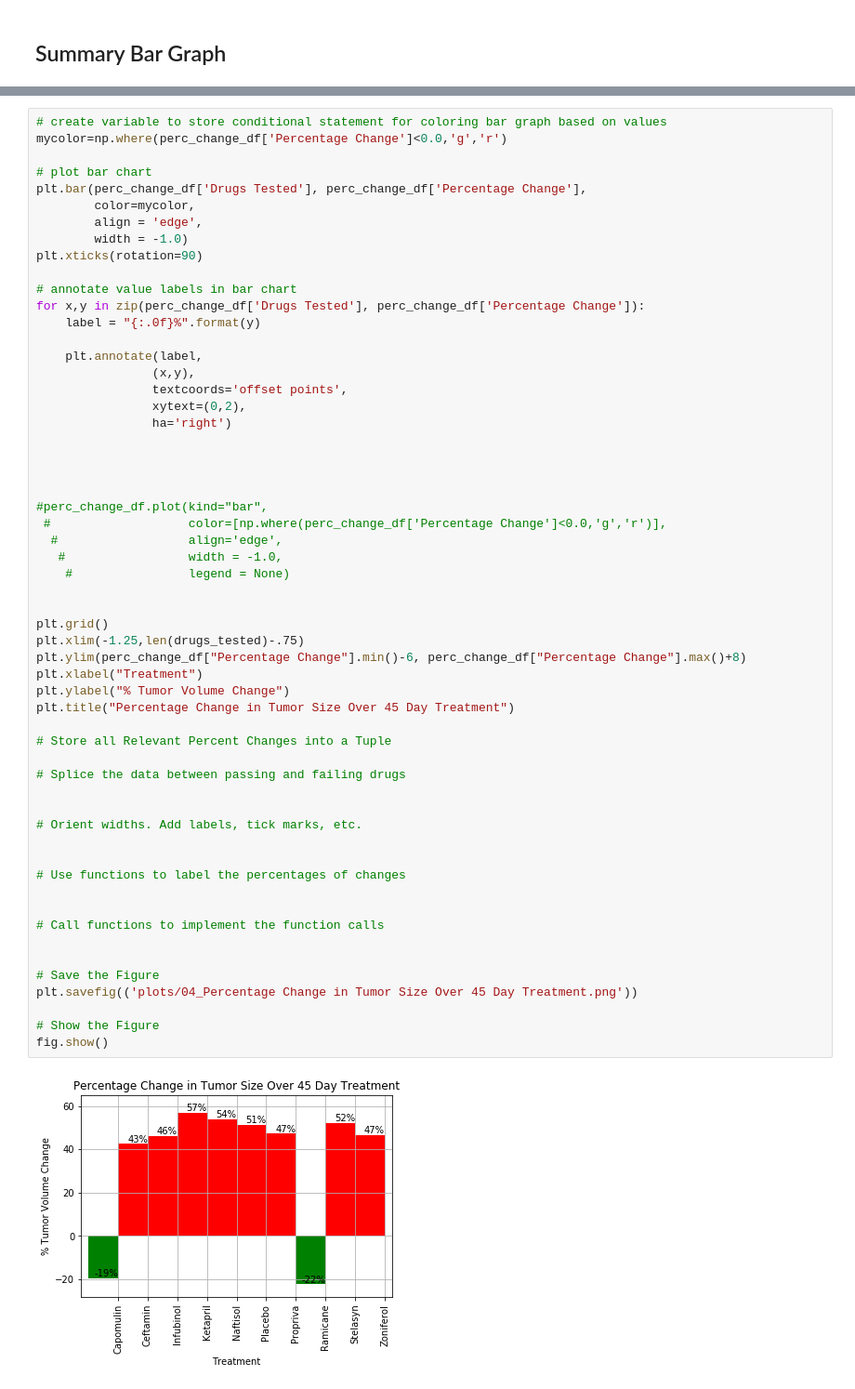
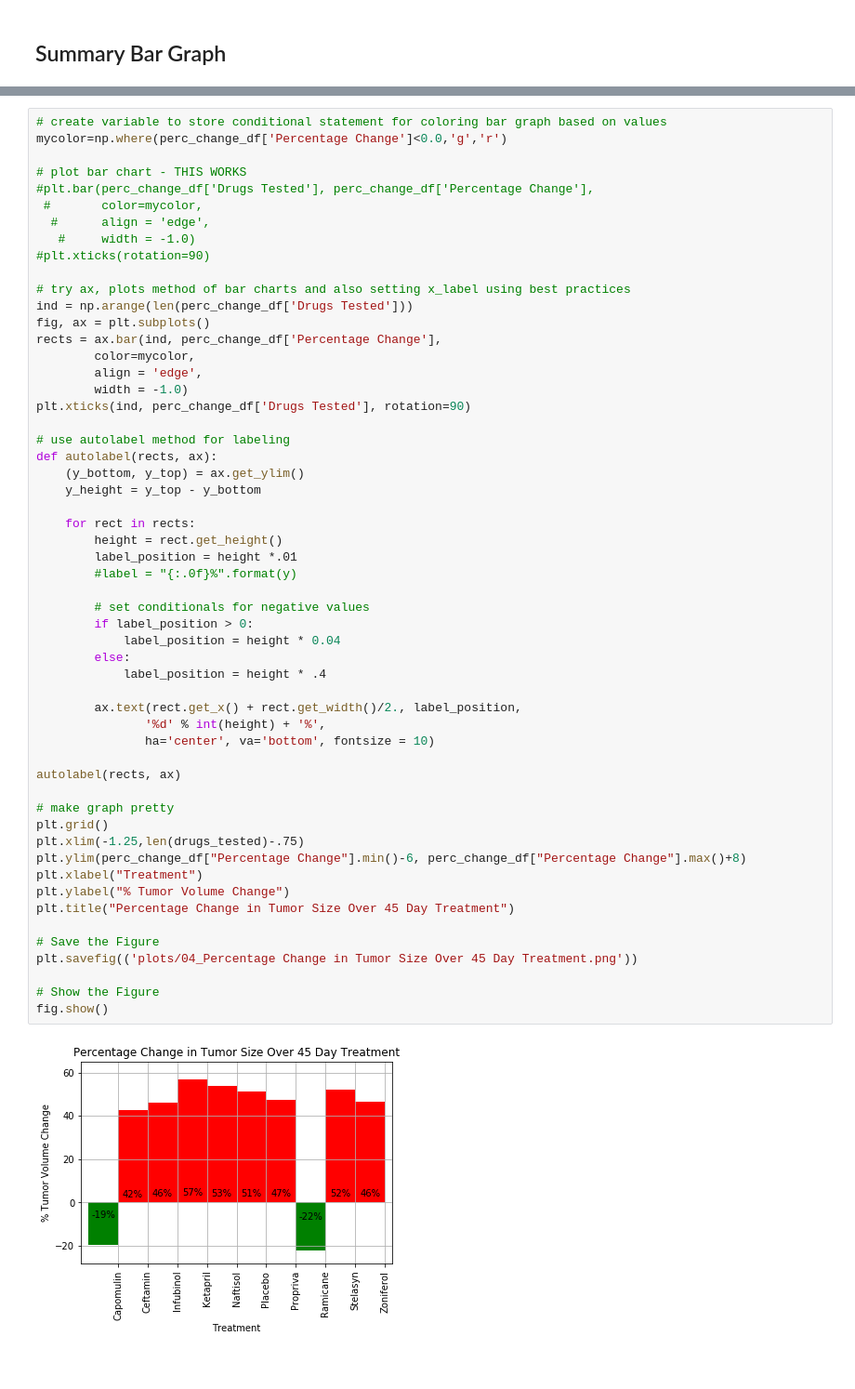
Before and after one commit to loryuen/matplotlib-challenge, a Jupyter notebook: Pymaceuticals/pymaceuticals_starter.ipynb, the cells around one changed output, grey strips where cells are left out. Shown at 93% size. Saved outputs shown, nothing was run; the diff lists cells and outputs as text.

```diff
--- a/Pymaceuticals/pymaceuticals_starter.ipynb
+++ b/Pymaceuticals/pymaceuticals_starter.ipynb
@@ -362,61 +358,59 @@ perc_change_df
 # %%
 # create variable to store conditional statement for coloring bar graph based on values
 mycolor=np.where(perc_change_df['Percentage Change']<0.0,'g','r')
 
-# plot bar chart
-plt.bar(perc_change_df['Drugs Tested'], perc_change_df['Percentage Change'],
+# plot bar chart - THIS WORKS
+#plt.bar(perc_change_df['Drugs Tested'], perc_change_df['Percentage Change'],
+ #       color=mycolor,
+  #      align = 'edge',
+   #     width = -1.0)
+#plt.xticks(rotation=90)
+
+# try ax, plots method of bar charts and also setting x_label using best practices
+ind = np.arange(len(perc_change_df['Drugs Tested']))
+fig, ax = plt.subplots()
+rects = ax.bar(ind, perc_change_df['Percentage Change'],
         color=mycolor,
         align = 'edge',
         width = -1.0)
-plt.xticks(rotation=90)
+plt.xticks(ind, perc_change_df['Drugs Tested'], rotation=90)
 
-# annotate value labels in bar chart
-for x,y in zip(perc_change_df['Drugs Tested'], perc_change_df['Percentage Change']):
-    label = "{:.0f}%".format(y)
+# use autolabel method for labeling
+def autolabel(rects, ax):
+    (y_bottom, y_top) = ax.get_ylim()
+    y_height = y_top - y_bottom
 
-    plt.annotate(label,
-                (x,y),
-                textcoords='offset points',
-                xytext=(0,2),
-                ha='right')
+    for rect in rects:
+        height = rect.get_height()
+        label_position = height *.01
+        #label = "{:.0f}%".format(y)
 
+        # set conditionals for negative values
+        if label_position > 0:
+            label_position = height * 0.04
+        else:
+            label_position = height * .4
 
+        ax.text(rect.get_x() + rect.get_width()/2., label_position,
+               '%d' % int(height) + '%',
+               ha='center', va='bottom', fontsize = 10)
 
+autolabel(rects, ax)
 
-#perc_change_df.plot(kind="bar",
- #                   color=[np.where(perc_change_df['Percentage Change']<0.0,'g','r')],
-  #                  align='edge',
-   #                 width = -1.0,
-    #                legend = None)
-
-
+# make graph pretty
 plt.grid()
 plt.xlim(-1.25,len(drugs_tested)-.75)
 plt.ylim(perc_change_df["Percentage Change"].min()-6, perc_change_df["Percentage Change"].max()+8)
 plt.xlabel("Treatment")
 plt.ylabel("% Tumor Volume Change")
 plt.title("Percentage Change in Tumor Size Over 45 Day Treatment")
 
-# Store all Relevant Percent Changes into a Tuple
-
-# Splice the data between passing and failing drugs
-
-
-# Orient widths. Add labels, tick marks, etc.
-
-
-# Use functions to label the percentages of changes
-
-
-# Call functions to implement the function calls
-
-
 # Save the Figure
 plt.savefig(('plots/04_Percentage Change in Tumor Size Over 45 Day Treatment.png'))
 
 # Show the Figure
 fig.show()
 # %% [output]
-[figure, old version]
+[figure, new version]
 # %% [markdown]
 ![Metastatic Spread During Treatment](../Images/change.png)
```
Also changed, not shown: parts of 5 cells of this notebook.
